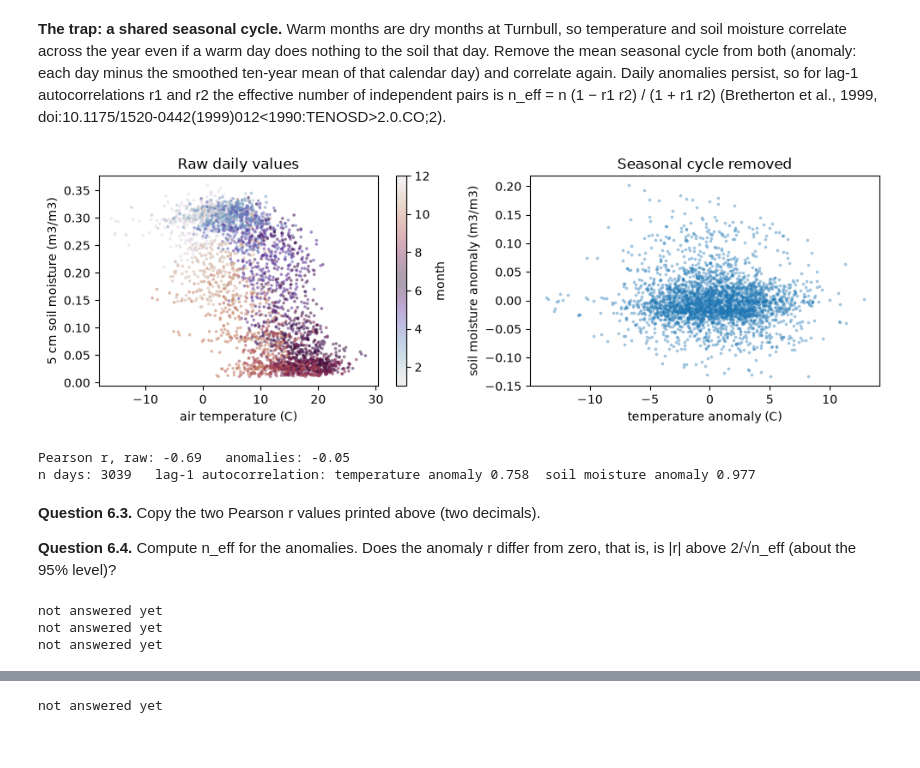
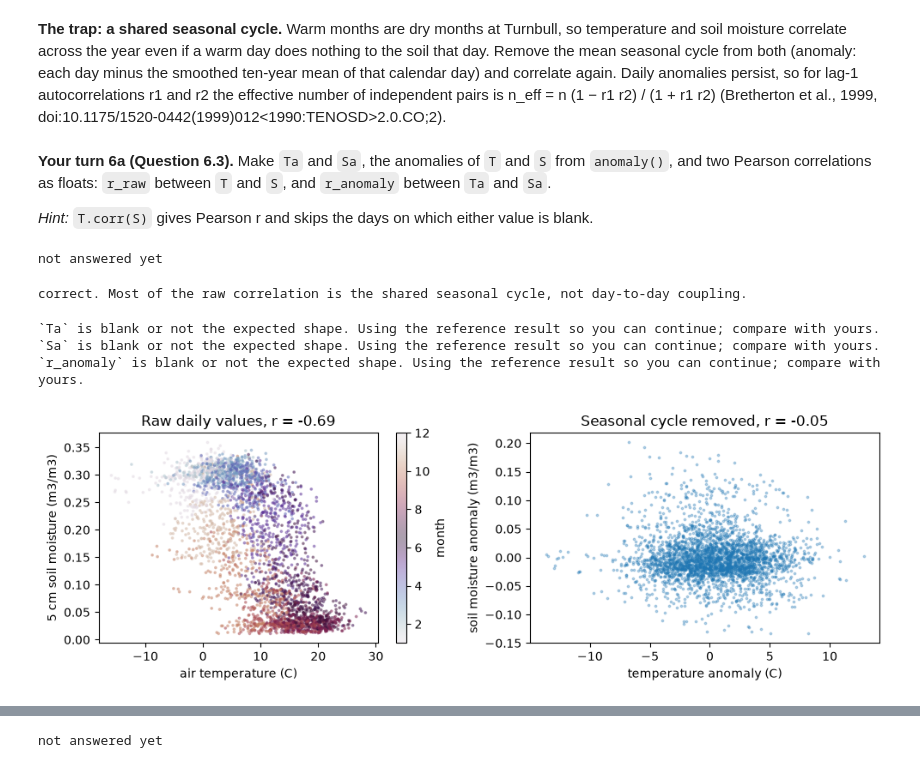
Before and after one commit to geo-smart/mlgeo-book, a Jupyter notebook: book/Chapter2-DataManipulation/lab_s07_soil_moisture.ipynb, the cells around one changed output, grey strips where cells are left out. Drawn from its saved outputs; the diff is of its cells as text; code cells hidden in the pictures.

```diff
--- a/book/Chapter2-DataManipulation/lab_s07_soil_moisture.ipynb
+++ b/book/Chapter2-DataManipulation/lab_s07_soil_moisture.ipynb
@@ -350,0 +388,6 @@ correct. README note C: the lowest number the field's width can hold. Read as a
+# %%
+# Your turn 2b: replace each None with your code
+df = None
+n_blank = None
+check.check_blanks(df, n_blank)
+# then show it, without assigning: n_blank[n_blank > 0]
@@ -365,7 +435,7 @@ check.check_limits(limits)
 # %% [output]
 not answered yet
 # %%
-df = raw.replace([-9999.0, -99.0], np.nan)          # README note C: no real value here can equal these codes
+df = check.use_or_reference(df, check.reference_df, "df")
 if all(v is not ... for pair in limits.values() for v in pair):
     out = {c: {"outside, as read": int(((raw[c] < lo) | (raw[c] > hi)).sum()),
                "outside, codes as blanks": int(((df[c] < lo) | (df[c] > hi)).sum())}
@@ -997,44 +1222,43 @@ not answered yet
+# %% [markdown]
+**Your turn 6a (Question 6.3).** Make `Ta` and `Sa`, the anomalies of `T` and `S` from `anomaly()`, and two Pearson correlations as floats: `r_raw` between `T` and `S`, and `r_anomaly` between `Ta` and `Sa`.
+
+*Hint:* `T.corr(S)` gives Pearson r and skips the days on which either value is blank.
+# %%
+# Your turn 6a (Question 6.3): replace each None with your code
+Ta = None
+Sa = None
+r_raw = None
+r_anomaly = None
+check.check_seasonal_trap(r_raw, r_anomaly)
+# %% [output]
+not answered yet
+# %%
+# Worked solution, open after you tried
+ws_Ta = anomaly(T)
+ws_Sa = anomaly(S)
+ws_r_raw = T.corr(S)
+ws_r_anomaly = ws_Ta.corr(ws_Sa)
+check.check_seasonal_trap(ws_r_raw, ws_r_anomaly)
+# %% [output]
+correct. Most of the raw correlation is the shared seasonal cycle, not day-to-day coupling.
 # %%
-def anomaly(x):
-    doy = x.index.dayofyear
-    clim = x.groupby(doy).mean()
-    clim = pd.concat([clim.iloc[-15:], clim, clim.iloc[:15]]).rolling(31, center=True).mean().iloc[15:-15]
-    return x - clim.reindex(doy).values
-
-
-T, S = df["T_DAILY_MEAN"], df["SOIL_MOISTURE_5_DAILY"]
+Ta = check.use_or_reference(Ta, check.reference_Ta, "Ta")
+Sa = check.use_or_reference(Sa, check.reference_Sa, "Sa")
+r_anomaly = check.use_or_reference(r_anomaly, check.reference_r_anomaly, "r_anomaly")
 both = T.notna() & S.notna()
-Ta, Sa = anomaly(T), anomaly(S)
 both_a = Ta.notna() & Sa.notna()
 r_raw_true, r_anom_true = stats.pearsonr(T[both], S[both])[0], stats.pearsonr(Ta[both_a], Sa[both_a])[0]
 fig, ax = plt.subplots(1, 2, figsize=(10, 3.4))
 sc = ax[0].scatter(T[both], S[both], s=3, alpha=0.4, c=T[both].index.month, cmap="twilight")
 plt.colorbar(sc, ax=ax[0], label="month")
-ax[0].set(xlabel="air temperature (C)", ylabel="5 cm soil moisture (m3/m3)", title="Raw daily values")
+ax[0].set(xlabel="air temperature (C)", ylabel="5 cm soil moisture (m3/m3)", title=f"Raw daily values, r = {r_raw_true:.2f}")
 ax[1].scatter(Ta[both_a], Sa[both_a], s=3, alpha=0.3)
-ax[1].set(xlabel="temperature anomaly (C)", ylabel="soil moisture anomaly (m3/m3)", title="Seasonal cycle removed")
+ax[1].set(xlabel="temperature anomaly (C)", ylabel="soil moisture anomaly (m3/m3)",
+          title=f"Seasonal cycle removed, r = {r_anom_true:.2f}")
 plt.tight_layout()
 plt.show()
-print(f"Pearson r, raw: {r_raw_true:.2f}   anomalies: {r_anom_true:.2f}")
-print("n days:", int(both_a.sum()), "  lag-1 autocorrelation: temperature anomaly",
-      round(Ta.autocorr(1), 3), " soil moisture anomaly", round(Sa.autocorr(1), 3))
 # %% [output]
+`Ta` is blank or not the expected shape. Using the reference result so you can continue; compare with yours.
+`Sa` is blank or not the expected shape. Using the reference result so you can continue; compare with yours.
+`r_anomaly` is blank or not the expected shape. Using the reference result so you can continue; compare with yours.
-[figure, old version]
+[figure, new version]
-Pearson r, raw: -0.69   anomalies: -0.05
-n days: 3039   lag-1 autocorrelation: temperature anomaly 0.758  soil moisture anomaly 0.977
-# %% [markdown]
-**Question 6.3.** Copy the two Pearson r values printed above (two decimals).
-
-**Question 6.4.** Compute n_eff for the anomalies. Does the anomaly r differ from zero, that is, is |r| above 2/√n_eff (about the 95% level)?
-# %%
-r_raw, r_anomaly = ..., ...
-n_eff = ...
-anomaly_r_differs_from_zero = ...       # True or False
-n_eff_expected = int(both_a.sum()) * (1 - Ta.autocorr(1) * Sa.autocorr(1)) / (1 + Ta.autocorr(1) * Sa.autocorr(1))
-check.check_seasonal_trap(r_raw, r_anomaly, r_raw_true, r_anom_true)
-check.check_neff(n_eff, n_eff_expected)
-check.check_significance(anomaly_r_differs_from_zero, r_anom_true, n_eff_expected)
-# %% [output]
-not answered yet
-not answered yet
-not answered yet
```
Also changed, not shown: parts of 69 cells of this notebook, 8 other files.
